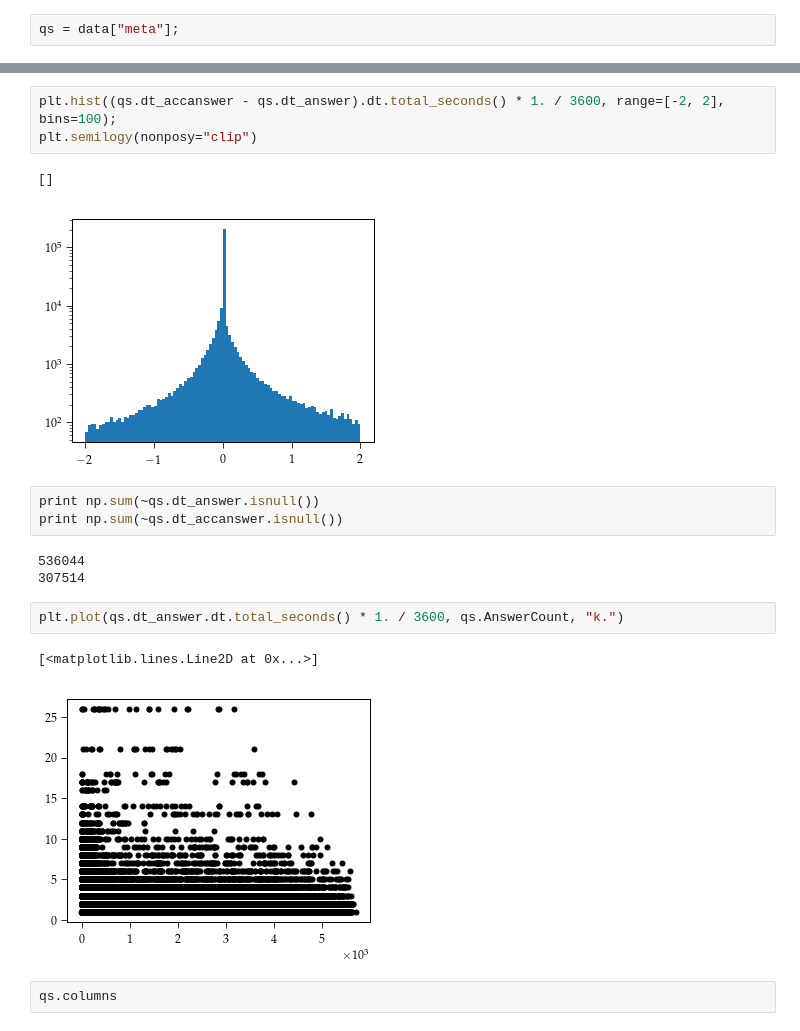
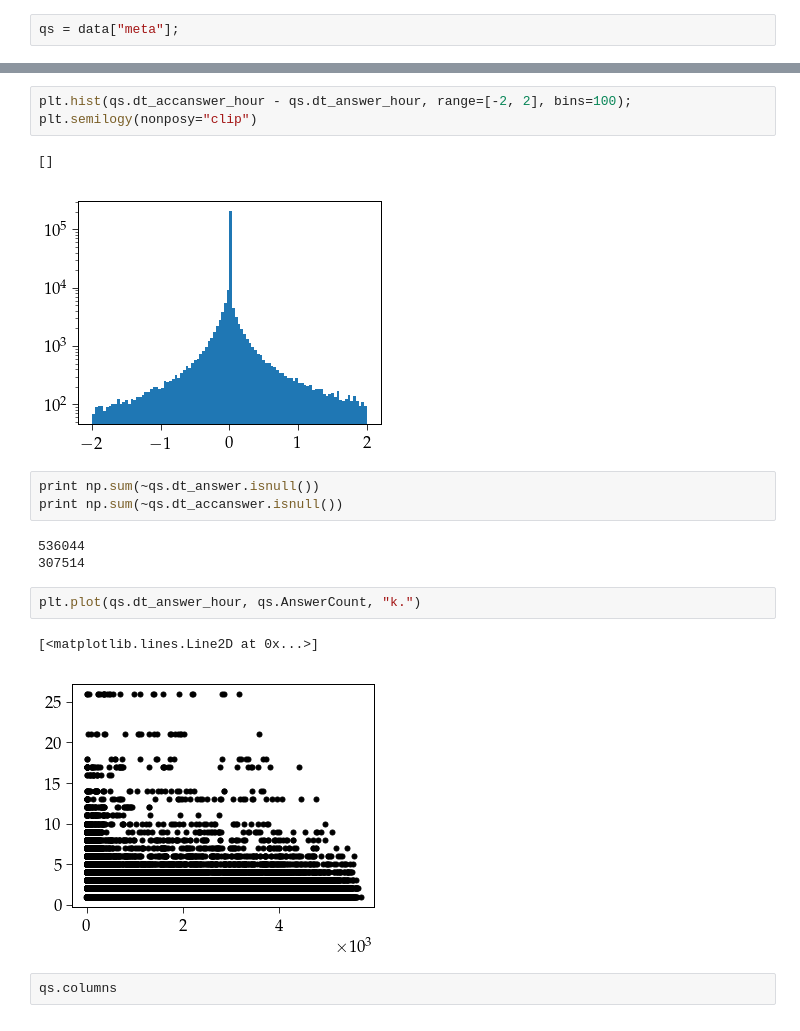
Before and after one commit to AkagiShigeru/incubator-overflow, a Jupyter notebook: stackoverflow-answer.ipynb, the cells around one changed output, grey strips where cells are left out. Drawn from its saved outputs; the diff is of its cells as text.

```diff
--- a/stackoverflow-answer.ipynb
+++ b/stackoverflow-answer.ipynb
@@ -50,9 +53,9 @@ plt.legend(loc="upper right");
 # %%
-plt.hist((qs.dt_accanswer - qs.dt_answer).dt.total_seconds() * 1. / 3600, range=[-2, 2], bins=100);
+plt.hist(qs.dt_accanswer_hour - qs.dt_answer_hour, range=[-2, 2], bins=100);
 plt.semilogy(nonposy="clip")
 # %% [output]
 []
-[figure, old version]
+[figure, new version]
 # %%
 print np.sum(~qs.dt_answer.isnull())
 print np.sum(~qs.dt_accanswer.isnull())
@@ -60,10 +63,10 @@ print np.sum(~qs.dt_accanswer.isnull())
 536044
 307514
 # %%
-plt.plot(qs.dt_answer.dt.total_seconds() * 1. / 3600, qs.AnswerCount, "k.")
+plt.plot(qs.dt_answer_hour, qs.AnswerCount, "k.")
 # %% [output]
 [<matplotlib.lines.Line2D at 0x...>]
-[figure, old version]
+[figure, new version]
 # %%
 qs.columns
 # %% [output]
```
Also changed, not shown: parts of 16 cells of this notebook, 3 other files.
